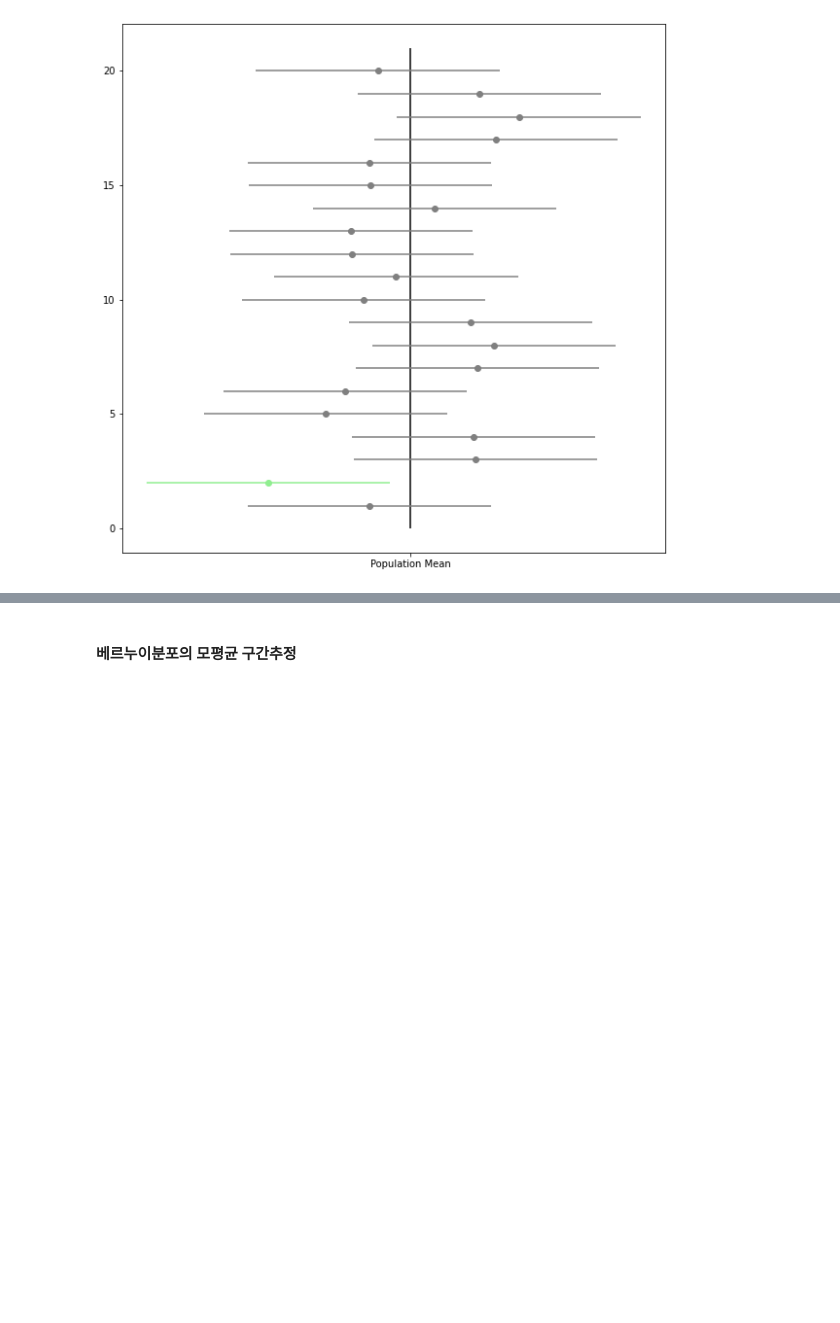
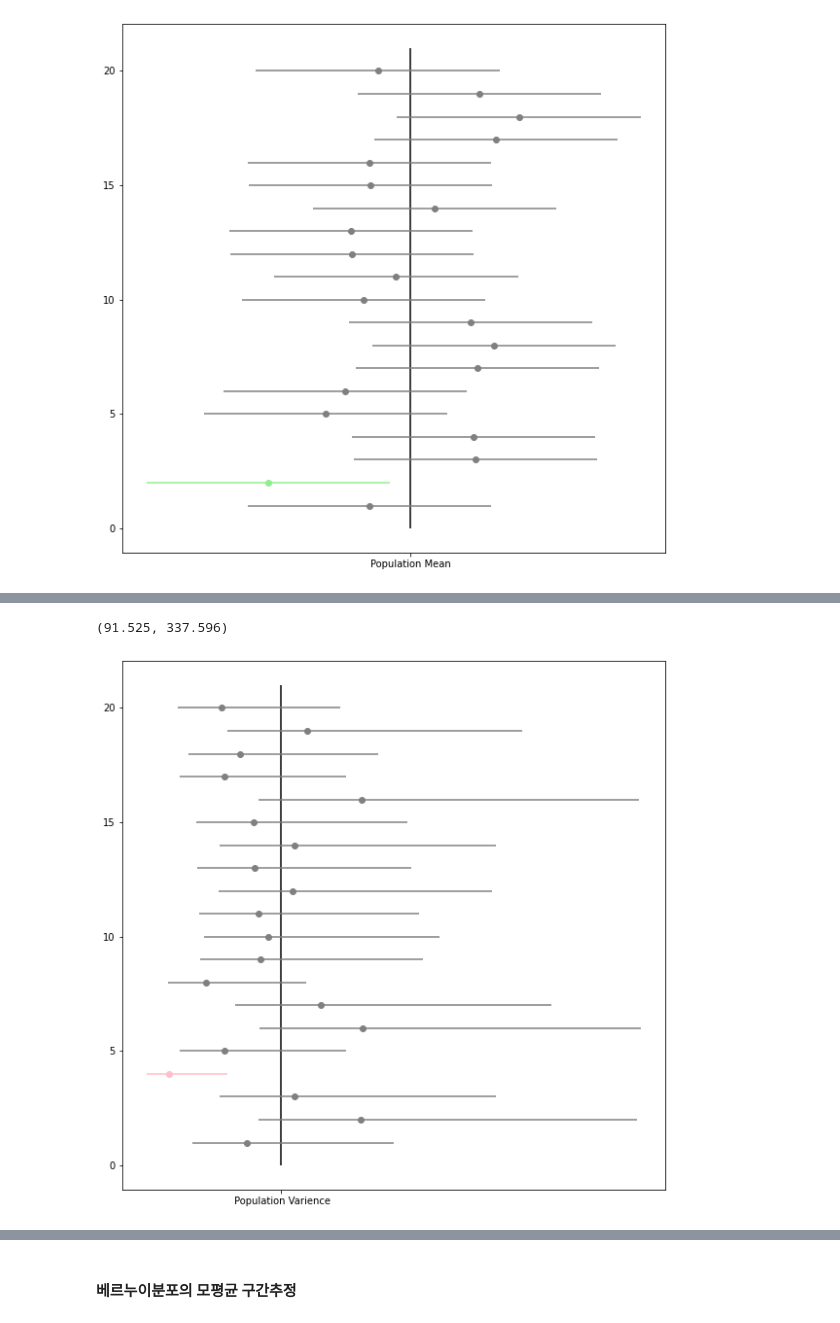
Before and after one commit to choi-aerim/cakd7_class, a Jupyter notebook: m3_ 통계/Statistics_3.ipynb, the cells around one changed output, grey strips where cells are left out. Cells and saved outputs as stored; diff of their text form; code cells hidden in the pictures; blank space fills up the shorter version.

```diff
--- a/m3_ 통계/Statistics_3.ipynb
+++ b/m3_ 통계/Statistics_3.ipynb
@@ -206,0 +266,43 @@ plt.show()
+# %%
+# 모분산의 신뢰구간 구하기
+
+u_var = np.var(sample, ddof = 1)
+rv = stats.chi2(df = n-1)
+
+
+lcl = (n-1) * u_var / rv.isf(0.025)
+ucl = (n-1) * u_var / rv.isf(0.975)
+
+lcl, ucl
+# %% [output]
+(91.525, 337.596)
+# %%
+fig = plt.figure(figsize = (10,10))
+ax = fig.add_subplot(111)
+
+n = 20
+
+rv = stats.chi2(df = n-1)
+
+ax.vlines(p_var, 0, 21, color = 'black')
+
+for i in range(20):
+    sample_ = samples[20 + i]
+    u_var_ = np.var(sample_, ddof = 1)
+
+    lcl = (n-1) * u_var_ / rv.isf(0.025)
+    ucl = (n-1) * u_var_ / rv.isf(0.975)
+
+    if lcl <= p_var <= ucl:
+        ax.scatter(u_var_, 20-i, color = 'gray')
+        ax.hlines(20-i, lcl, ucl, color = 'gray')
+    else:
+        ax.scatter(u_var_, 20-i, color = 'pink')
+        ax.hlines(20-i, lcl, ucl, color = 'pink')
+
+ax.set_xticks([p_var])
+ax.set_xticklabels([' Population Varience'])
+
+plt.show()
+# %% [output]
+[figure, added]
```
Also changed, not shown: parts of 32 cells of this notebook, 1 other file.
